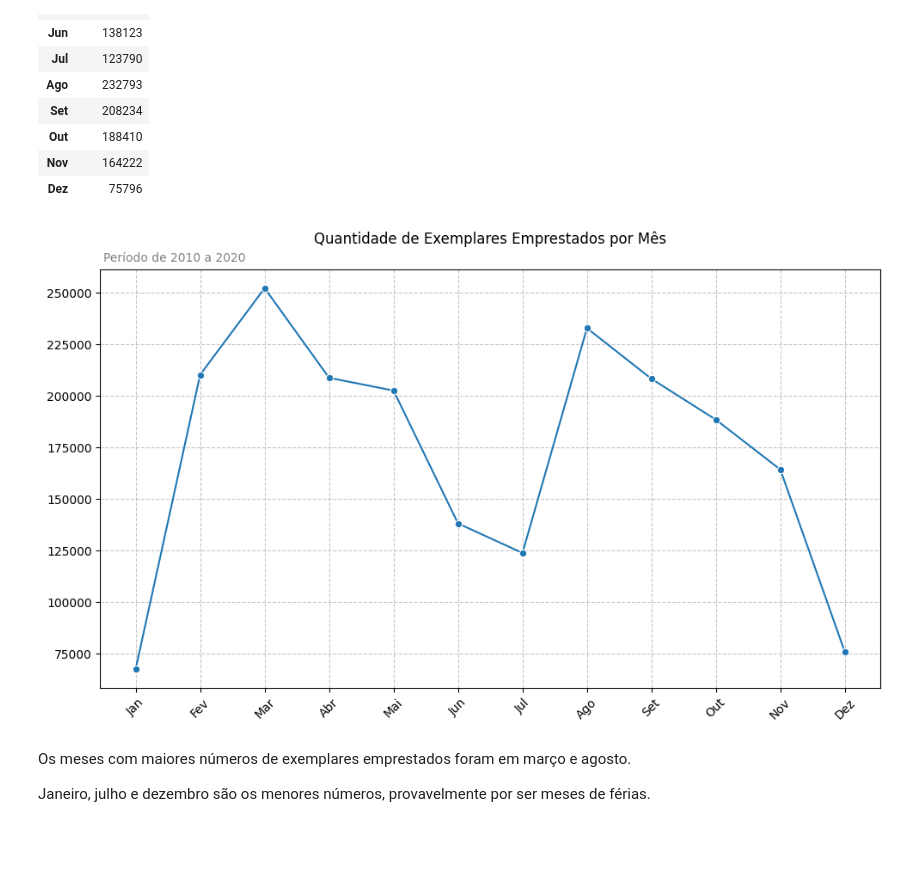
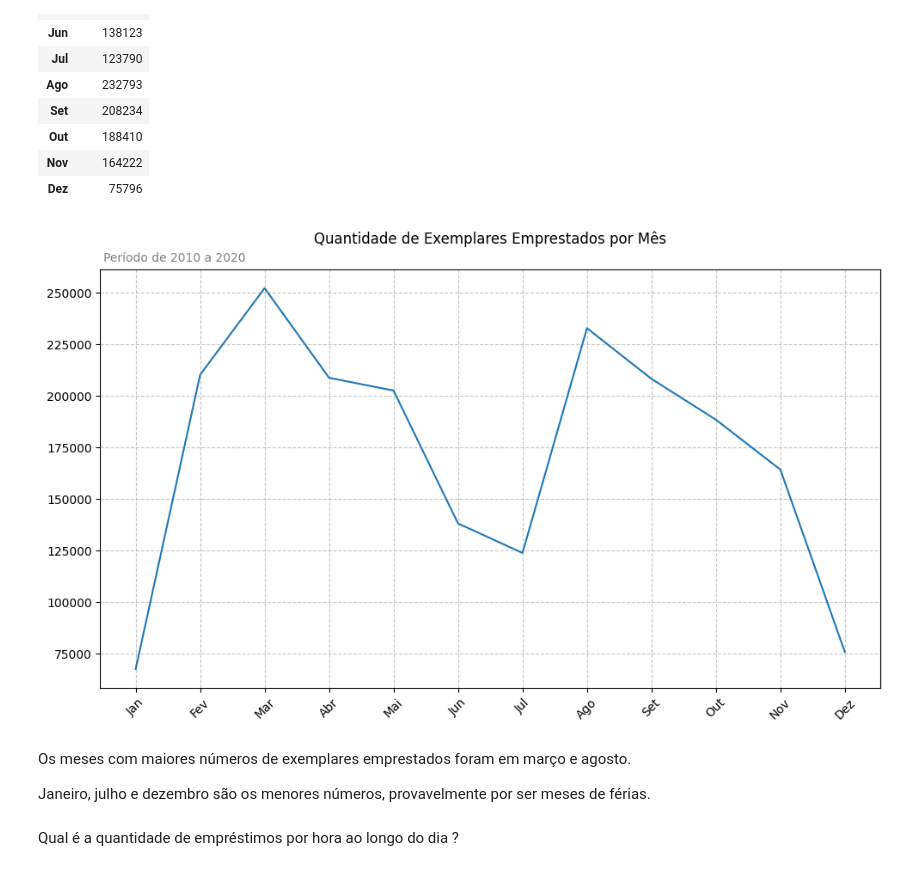
Before and after one commit to wmborges/7_days_of_code_Alura, a Jupyter notebook: 7_days_of_code.ipynb, the cells around one changed output. Saved outputs shown, nothing was run; the diff lists cells and outputs as text; code cells hidden in the pictures; blank space fills up the shorter version.

```diff
--- a/7_days_of_code.ipynb
+++ b/7_days_of_code.ipynb
@@ -333,6 +336,7 @@ Houve uma queda no número de exemplares à partir de 2013, ficando mais percept
 # %% [markdown]
 Quantos foram por cada mês?
 # %%
+emprestimos_por_ano['mes'] = emprestimos_por_ano['data'].dt.month
 emprestimos_por_mes = emprestimos_por_ano.groupby('mes')['quantidade'].sum().reset_index()
 emprestimos_por_mes.set_index('mes', inplace=True)
 emprestimos_por_mes
@@ -379,17 +383,19 @@ emprestimos_por_mes
 | Dez | 75796 |
 # %%
 plt.figure(figsize=(10, 6))
-ax = sns.lineplot(data=emprestimos_por_mes, x=emprestimos_por_mes.index, y='quantidade', marker='o')
+ax = sns.lineplot(data=emprestimos_por_mes, x=emprestimos_por_mes.index, y='quantidade')
 ax.set(xlabel=None, ylabel=None)
 plt.title('Quantidade de Exemplares Emprestados por Mês'+'\n')
 ax.text(s='Período de 2010 a 2020',x=-0.5,y=265000,fontsize=10, ha='left',color='gray')
 plt.xticks(rotation=45)
 plt.grid(True, linestyle='--', alpha=0.7)
 plt.tight_layout()
 plt.show()
 # %% [output]
-[figure, old version]
+[figure, new version]
 # %% [markdown]
 Os meses com maiores números de exemplares emprestados foram em março e agosto.
 
 Janeiro, julho e dezembro são os menores números, provavelmente por ser meses de férias.
+# %% [markdown]
+Qual é a quantidade de empréstimos por hora ao longo do dia ?
```
Also changed, not shown: parts of 6 cells of this notebook.
